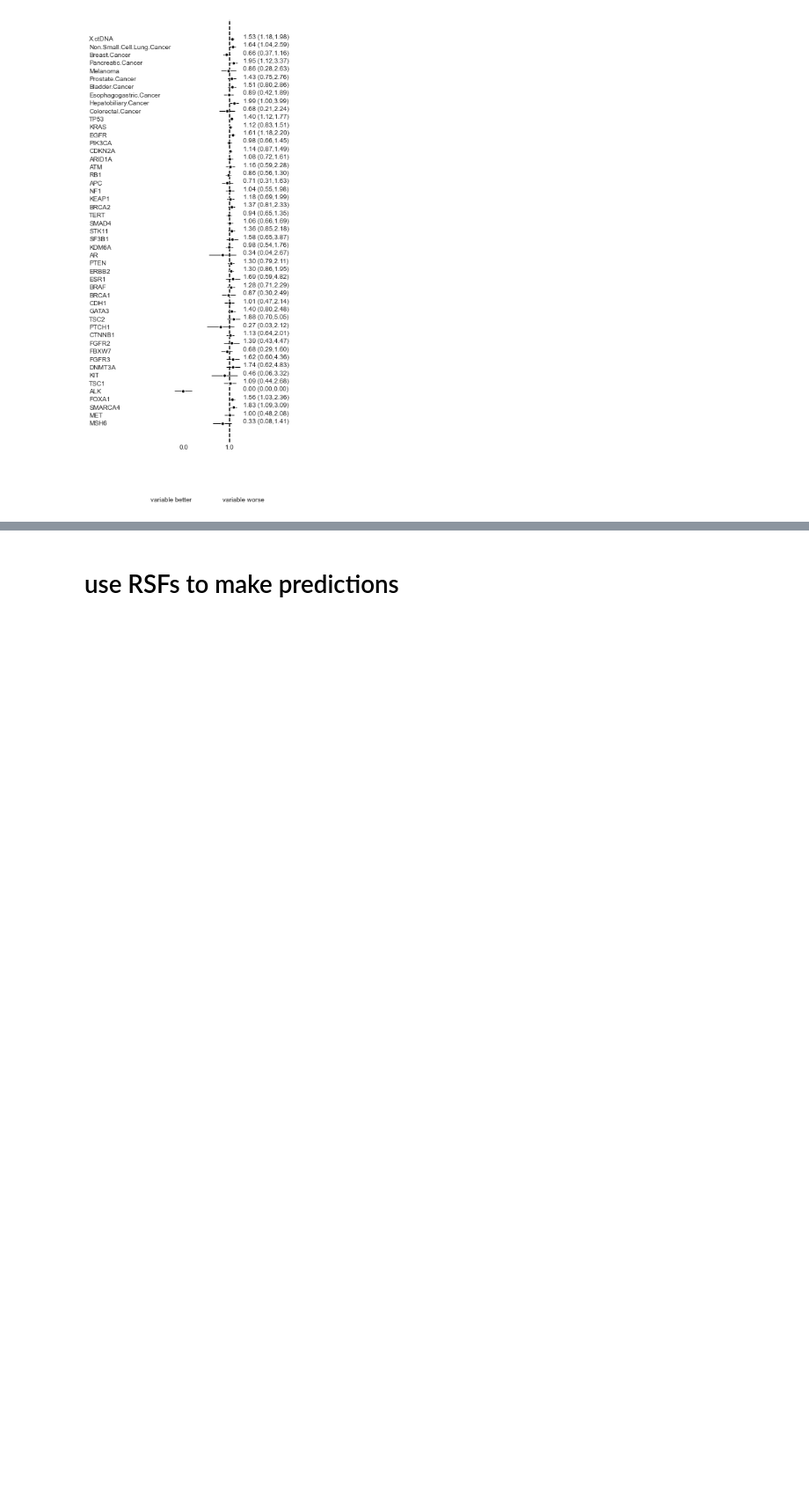
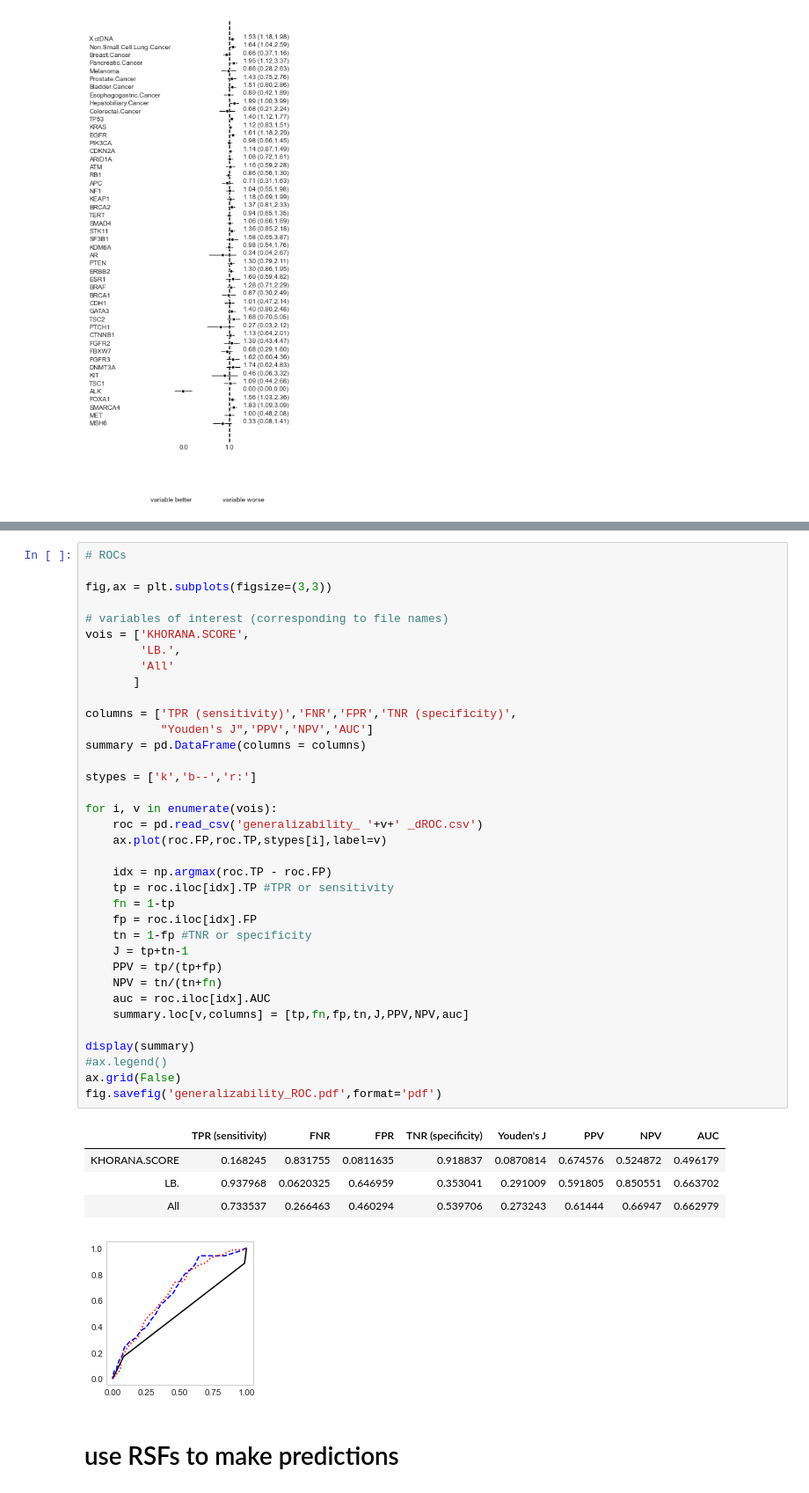
Before and after one commit to clinical-data-mining/ctDNA_CAT, a Jupyter notebook: code/VTE_visualize.ipynb, the cells around one changed output, grey strips where cells are left out. Shown at 88% size. Drawn from its saved outputs; the diff is of its cells as text; blank space fills up the shorter version.

```diff
--- a/code/VTE_visualize.ipynb
+++ b/code/VTE_visualize.ipynb
@@ -223,3 +307,45 @@ summary.to_csv('YoudenAnalysis_Discovery.csv')
+# %%
+# ROCs
+
+fig,ax = plt.subplots(figsize=(3,3))
+
+# variables of interest (corresponding to file names)
+vois = ['KHORANA.SCORE',
+        'LB.',
+        'All'
+       ]
+
+columns = ['TPR (sensitivity)','FNR','FPR','TNR (specificity)',
+           "Youden's J",'PPV','NPV','AUC']
+summary = pd.DataFrame(columns = columns)
+
+stypes = ['k','b--','r:']
+
+for i, v in enumerate(vois):
+    roc = pd.read_csv('generalizability_ '+v+' _dROC.csv')
+    ax.plot(roc.FP,roc.TP,stypes[i],label=v)
+
+    idx = np.argmax(roc.TP - roc.FP)
+    tp = roc.iloc[idx].TP #TPR or sensitivity
+    fn = 1-tp
+    fp = roc.iloc[idx].FP
+    tn = 1-fp #TNR or specificity
+    J = tp+tn-1
+    PPV = tp/(tp+fp)
+    NPV = tn/(tn+fn)
+    auc = roc.iloc[idx].AUC
+    summary.loc[v,columns] = [tp,fn,fp,tn,J,PPV,NPV,auc]
+
+display(summary)
+#ax.legend()
+ax.grid(False)
+fig.savefig('generalizability_ROC.pdf',format='pdf')
+# %% [output]
+|  | TPR (sensitivity) | FNR | FPR | TNR (specificity) | Youden's J | PPV | NPV | AUC |
+| KHORANA.SCORE | 0.168245 | 0.831755 | 0.0811635 | 0.918837 | 0.0870814 | 0.674576 | 0.524872 | 0.496179 |
+| LB. | 0.937968 | 0.0620325 | 0.646959 | 0.353041 | 0.291009 | 0.591805 | 0.850551 | 0.663702 |
+| All | 0.733537 | 0.266463 | 0.460294 | 0.539706 | 0.273243 | 0.61444 | 0.66947 | 0.662979 |
+[figure, added]
 # %% [markdown]
 # use RSFs to make predictions
 # %%
```
Also changed, not shown: parts of 3 cells of this notebook, 34 other files.
